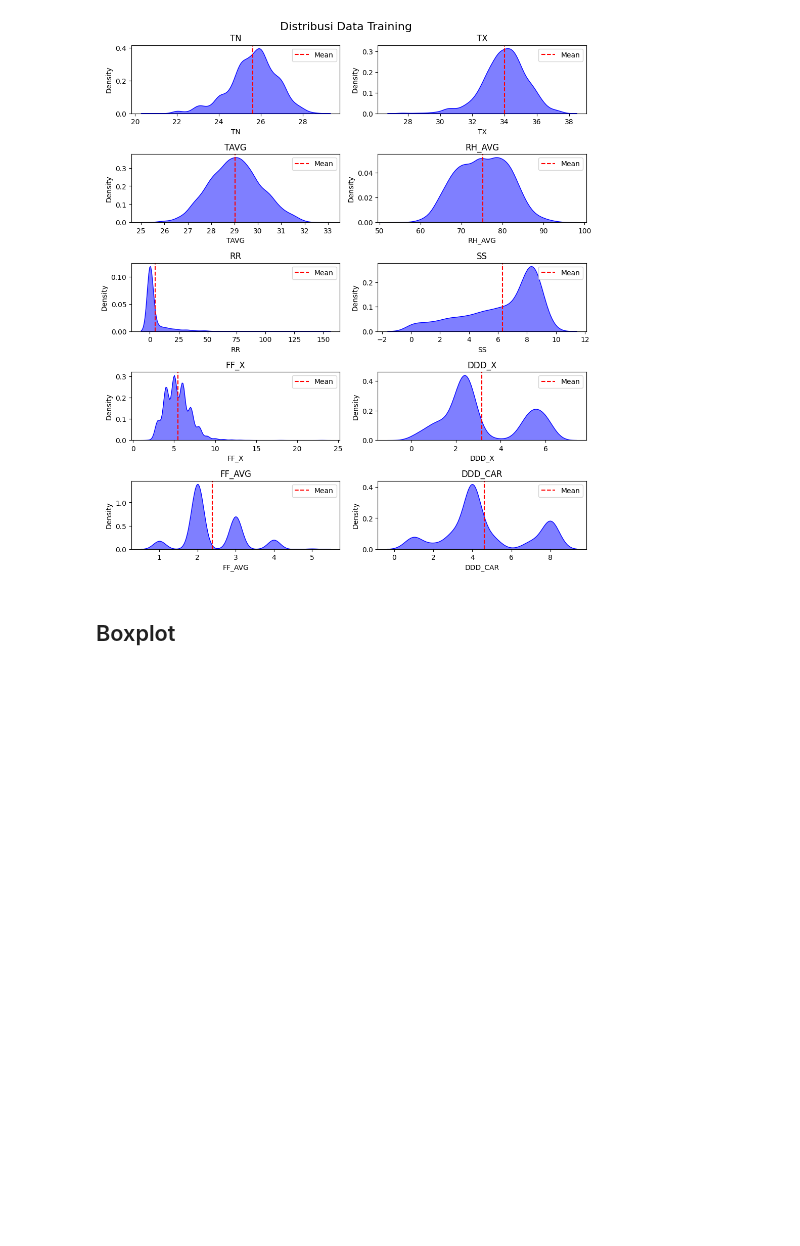
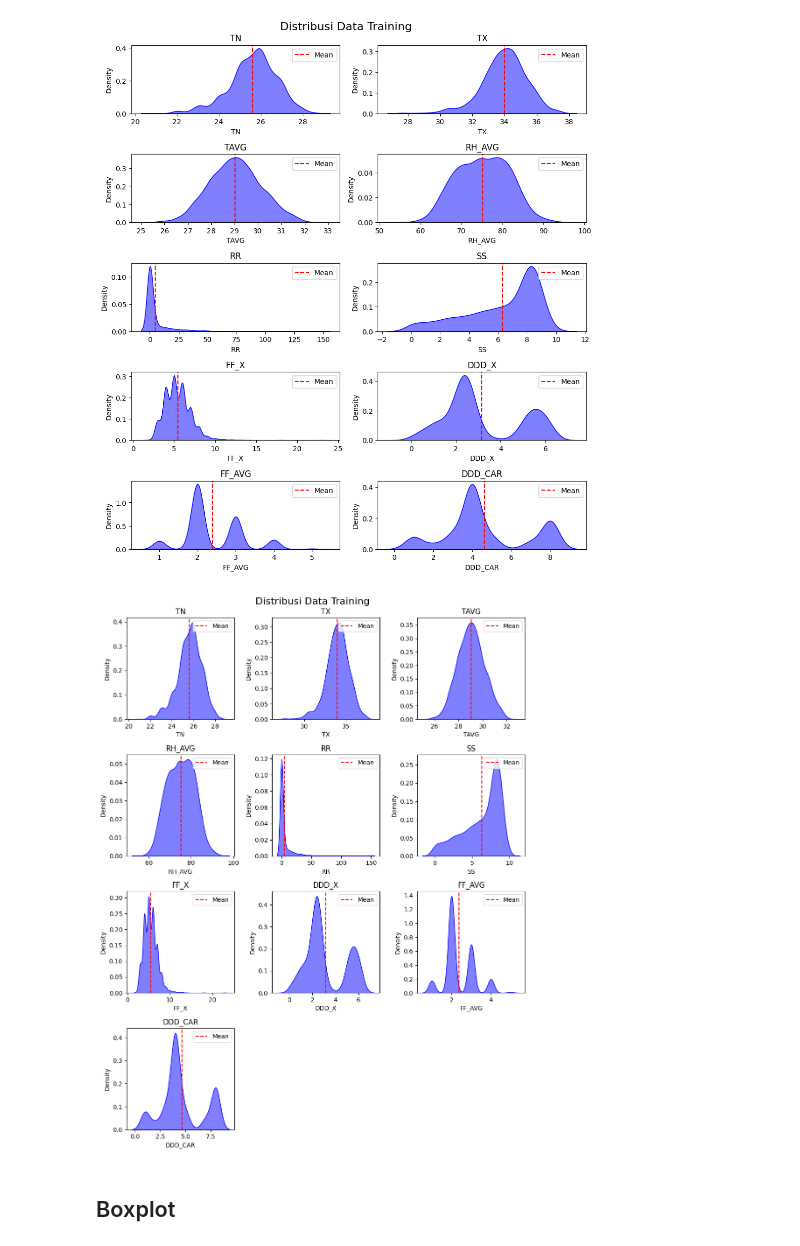
Before and after one commit to aqilahana/rainfall-app, a Jupyter notebook: FIX BERAT copy.ipynb, the cells around one changed output. Saved outputs shown, nothing was run; the diff lists cells and outputs as text; code cells hidden in the pictures; blank space fills up the shorter version.

```diff
--- a/FIX BERAT copy.ipynb
+++ b/FIX BERAT copy.ipynb
@@ -393,3 +391,31 @@ plt.show()
+# %%
+import matplotlib.pyplot as plt
+import seaborn as sns
+
+# Pilih hanya kolom numerik
+num_cols = df.select_dtypes(include=['float64', 'int64']).columns
+
+cols = len(num_cols)
+rows = (cols + 3) // 3  # Menyesuaikan jumlah baris
+
+plt.figure(figsize=(10, 13))
+plt.suptitle('Distribusi Data Training', fontsize=16)
+
+for i, col in enumerate(num_cols, 1):
+    plt.subplot(rows, 3, i)
+
+    # Paksa semua kolom menggunakan density plot
+    sns.kdeplot(df[col], fill=True, color='blue', alpha=0.5)
+    plt.axvline(df[col].mean(), color='red', linestyle='--', label='Mean')
+    plt.legend()
+
+    plt.title(col)
+    plt.xlabel(col)
+
+plt.tight_layout()
+plt.show()
+# %% [output]
+[figure, added]
 # %% [markdown]
 ## Boxplot
 # %%
```
Also changed, not shown: parts of 4 cells of this notebook, 3 other files.
